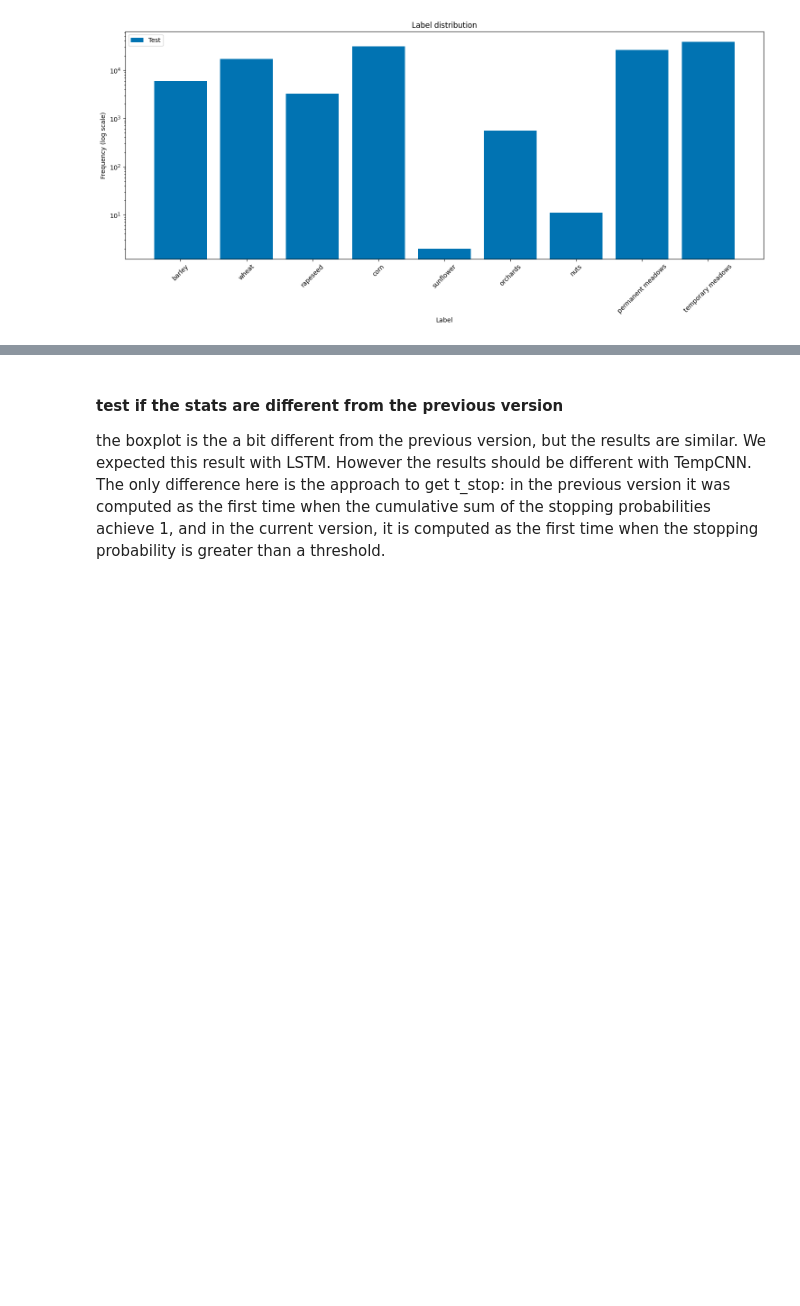
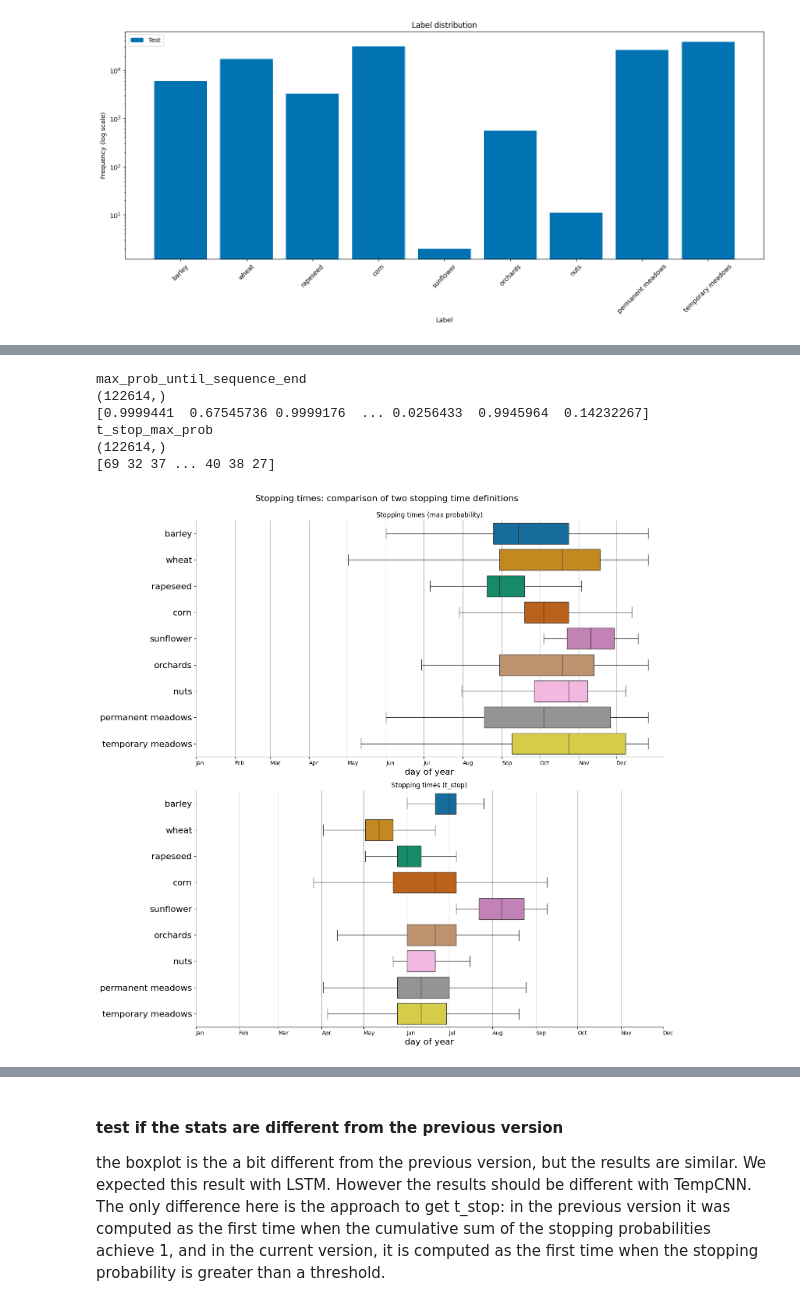
Before and after one commit to Aurenore/elects, a Jupyter notebook: notebook_test.ipynb, the cells around one changed output, grey strips where cells are left out. Saved outputs shown, nothing was run; the diff lists cells and outputs as text; code cells hidden in the pictures; blank space fills up the shorter version.

```diff
--- a/notebook_test.ipynb
+++ b/notebook_test.ipynb
@@ -130,6 +133,11 @@ class names: ['barley' 'wheat' 'rapeseed' 'corn' 'sunflower' 'orchards' 'nuts'
  'permanent meadows' 'temporary meadows']
 # %%
 # ----------------------------- LOAD MODEL -----------------------------
+# if no "hidden_dims" in chosen_run_config, use 64
+if "hidden_dims" not in chosen_run_config:
+    chosen_run_config["hidden_dims"] = 64
+if "backbonemodel" not in chosen_run_config:
+    chosen_run_config["backbonemodel"] = "LSTM"
 if args.hidden_dims != chosen_run_config["hidden_dims"]:
     print(f"Warning: hidden_dims argument {args.hidden_dims} does not match the chosen run's hidden_dims {chosen_run_config['hidden_dims']}. Using the latter.")
     args.hidden_dims = chosen_run_config["hidden_dims"]
@@ -140,7 +148,7 @@ if args.backbonemodel != chosen_run_config["backbonemodel"]:
     print(f"Warning: backbonemodel argument {args.backbonemodel} does not match the chosen run's backbonemodel {chosen_run_config['backbonemodel']}. Using the latter.")
     args.backbonemodel = chosen_run_config["backbonemodel"]
 
-# load the model with the corresponding config:
+# ----------------------------- LOAD MODEL -----------------------------
 model = EarlyRNN(backbone_model=args.backbonemodel, nclasses=nclasses, input_dim=input_dim, hidden_dims=args.hidden_dims, sequencelength=args.sequencelength).to(args.device)
 print("model is loading from: ", model_path)
 model.load_state_dict(torch.load(os.path.join(model_path, "model.pth")))
@@ -192,0 +256,15 @@ stats saved to c:\Users\anyam\Desktop\Master_thesis\Code\elects\artifacts\run-lh
+# %%
+print("max_prob_until_sequence_end")
+print((stats["max_prob_until_sequence_end"]).shape)
+print(stats["max_prob_until_sequence_end"])
+
+print("t_stop_max_prob")
+print((stats["t_stop_max_prob"]).shape)
+print(stats["t_stop_max_prob"].astype(int))
+# %% [output]
+max_prob_until_sequence_end
+(122614,)
+[0.9999441  0.67545736 0.9999176  ... 0.0256433  0.9945964  0.14232267]
+t_stop_max_prob
+(122614,)
+[69 32 37 ... 40 38 27]
@@ -192,0 +305,17 @@ stats saved to c:\Users\anyam\Desktop\Master_thesis\Code\elects\artifacts\run-lh
+# %%
+# ----------------------------- VISUALIZATION: stopping times -----------------------------
+fig_boxplot, ax_boxplot = plt.subplots(2, figsize=(15, 14))
+doys_stop = get_doy_stop(stats, doys_dict_test, t_stop_key="t_stop_max_prob", approximated=False)
+fig_boxplot, _ = boxplot_stopping_times(doys_stop, stats, fig_boxplot, ax_boxplot[0], class_names)
+
+doys_stop = get_doy_stop(stats, doys_dict_test, t_stop_key="t_stop", approximated=False)
+fig_boxplot, _ = boxplot_stopping_times(doys_stop, stats, fig_boxplot, ax_boxplot[1], class_names)
+
+ax_boxplot[0].set_title("Stopping times (max probability)")
+ax_boxplot[1].set_title("Stopping times (t_stop)")
+fig_boxplot.tight_layout()
+
+fig_boxplot.suptitle("Stopping times: comparison of two stopping time definitions", fontsize=16, y=1.02)
+fig_boxplot.savefig(os.path.join(model_path, "boxplot_stopping_times_max_prob.png"))
+# %% [output]
+[figure, added]
```
Also changed, not shown: parts of 22 cells of this notebook, 6 other files.
